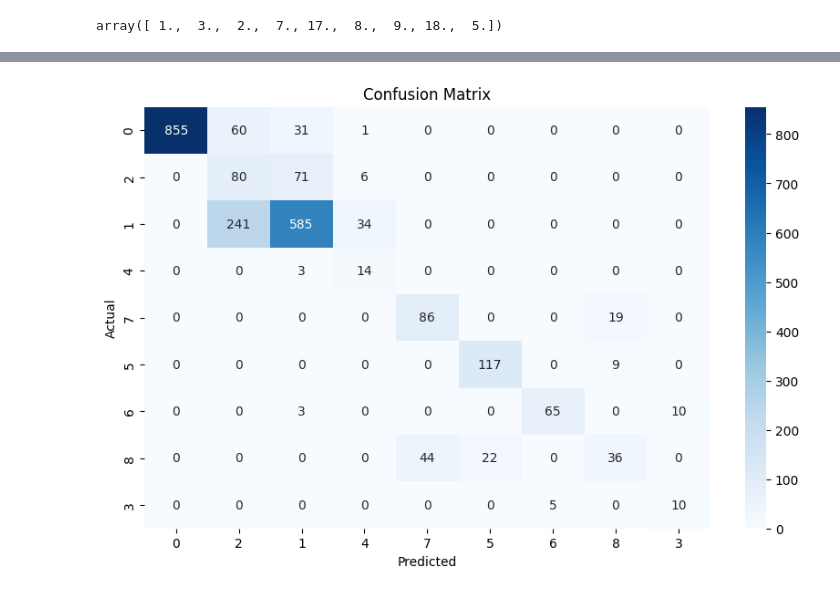
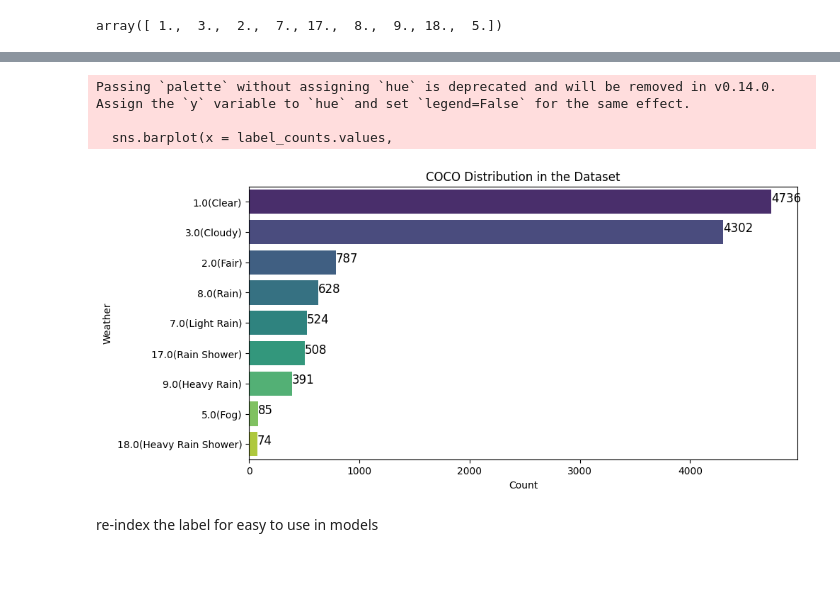
Before and after one commit to hieuxinloi/weather_forecast, a Jupyter notebook: notebooks/4_2_classification_model.ipynb, the cells around one changed output, grey strips where cells are left out. Saved outputs shown, nothing was run; the diff lists cells and outputs as text; code cells hidden in the pictures; blank space fills up the shorter version.

```diff
--- a/notebooks/4_2_classification_model.ipynb
+++ b/notebooks/4_2_classification_model.ipynb
@@ -48,7 +50,3 @@ y = data['coco']
 y.unique()
 # %% [output]
 array([ 1.,  3.,  2.,  7., 17.,  8.,  9., 18.,  5.])
-# %%
-unique_labels = sorted(y.unique())
-label_mapping = {old_label: new_label for new_label, old_label in enumerate(unique_labels)}
-y = y.map(label_mapping)
@@ -153,9 +52,0 @@ weighted avg       0.84      0.77      0.79      2407
-# %%
-plt.figure(figsize=(10, 6))
-sns.heatmap(confusion_matrix(y_test, y_pred), annot=True, fmt="d", cmap="Blues", xticklabels=y.unique(), yticklabels=y.unique())
-plt.xlabel("Predicted")
-plt.ylabel("Actual")
-plt.title("Confusion Matrix")
-plt.show()
-# %% [output]
-[figure, removed]
@@ -163,0 +65,21 @@ model.save_model('../models/best_cls_model/xgb_model.json')
+# %%
+label_counts = y.value_counts().sort_index()
+label_counts = label_counts.sort_values(ascending = False)
+
+plt.figure(figsize=(10, 5))
+sns.barplot(x = label_counts.values,
+            y = [f"{i}({coco_to_weather[i]})" for i in label_counts.index],
+            palette='viridis')
+for i in range(len(label_counts)):
+    plt.text(label_counts.values[i], i, label_counts.values[i], fontsize = 12)
+plt.title('COCO Distribution in the Dataset')
+plt.xlabel('Count')
+plt.ylabel('Weather')
+plt.show()
+# %% [output]
+Passing `palette` without assigning `hue` is deprecated and will be removed in v0.14.0. Assign the `y` variable to `hue` and set `legend=False` for the same effect.
+
+  sns.barplot(x = label_counts.values,
+[figure, added]
+# %% [markdown]
+re-index the label for easy to use in models
```
Also changed, not shown: parts of 48 cells of this notebook.
